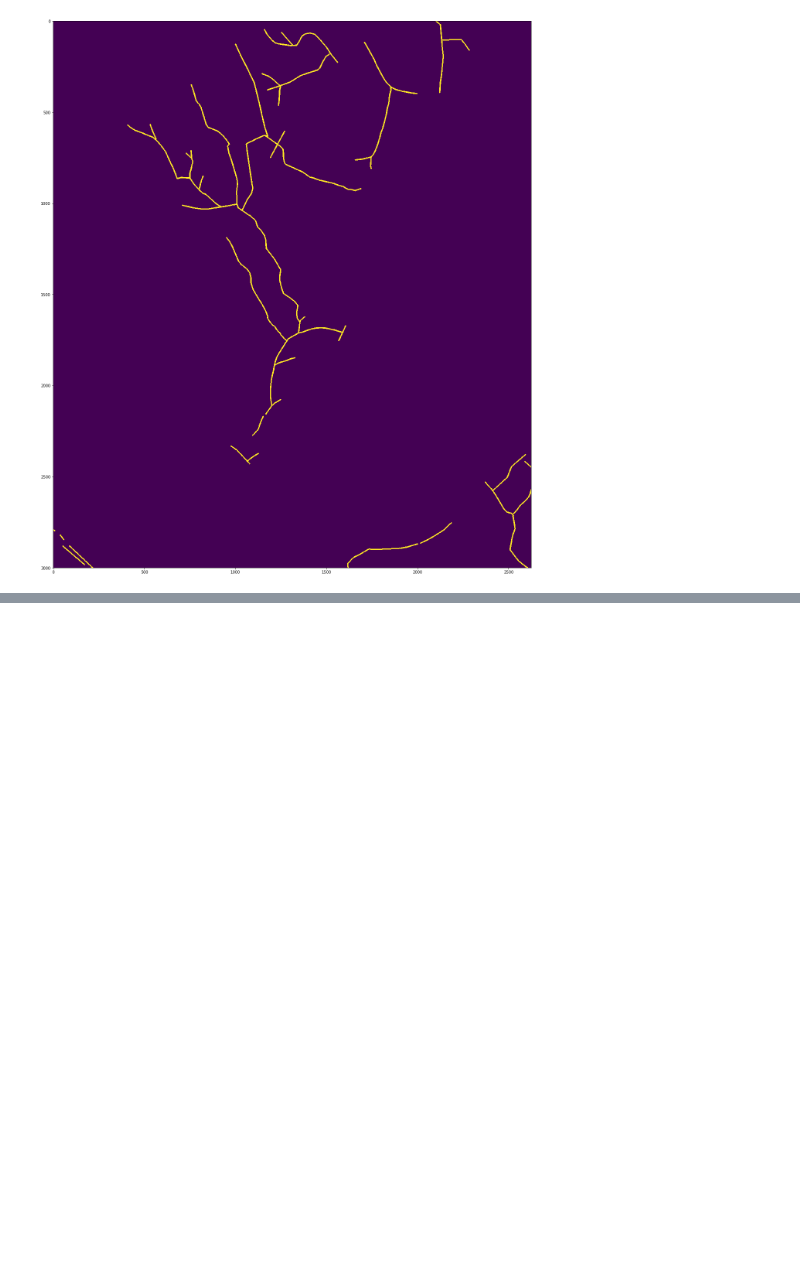
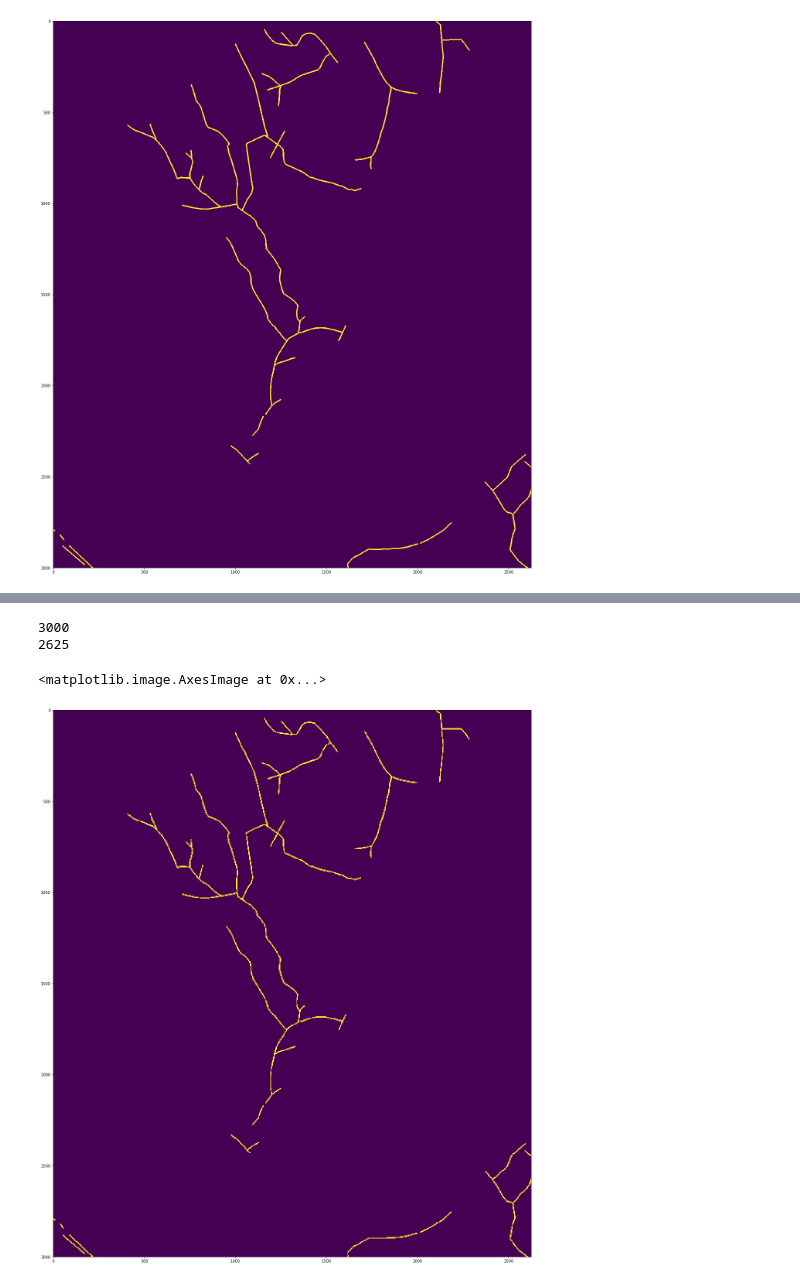
Before and after one commit to jonatan-flyckt/bachelors-thesis-playground, a Jupyter notebook: jonatan_features/random_forest.ipynb, the cells around one changed output, grey strips where cells are left out. Drawn from its saved outputs; the diff is of its cells as text; code cells hidden in the pictures; blank space fills up the shorter version.

```diff
--- a/jonatan_features/random_forest.ipynb
+++ b/jonatan_features/random_forest.ipynb
@@ -305,28 +305,6 @@ print(X_test.shape)
 (2522627, 46)
 (7875000,)
 (7875000, 46)
-# %%
-def rasterToZones(arr, zoneSize):
-    newArr = arr.copy()
-    print(len(arr))
-    print(len(arr[0]))
-    for i in range(0, len(arr), zoneSize):
-        for j in range(0, len(arr[i]), zoneSize):
-            numberOfClassified = 0
-            if i < len(arr) - zoneSize and j < len(arr[i]) - zoneSize:
-                for k in range(zoneSize):
-                    for l in range(zoneSize):
-                        if arr[i + k][j + l] == 1:
-                            numberOfClassified += 1
-                if numberOfClassified > (zoneSize**2)/3:
-                    for k in range(zoneSize):
-                        for l in range(zoneSize):
-                            newArr[i + k][j + l] = 1
-                else:
-                    for k in range(zoneSize):
-                        for l in range(zoneSize):
-                            newArr[i + k][j + l] = 0
-    return newArr
 # %%
 clf = RandomForestClassifier(n_estimators=200, n_jobs=-1)
 
@@ -470,0 +452,9 @@ plt.imshow(evaluatedArr)
+# %%
+validationZones = rasterToZones(y_test_reshape, 4)
+plt.figure(num=None, figsize=(28,26), facecolor='w', edgecolor='k')
+plt.imshow(validationZones)
+# %% [output]
+3000
+2625
+<matplotlib.image.AxesImage at 0x...>
+[figure, added]
```
Also changed, not shown: parts of 19 cells of this notebook.
